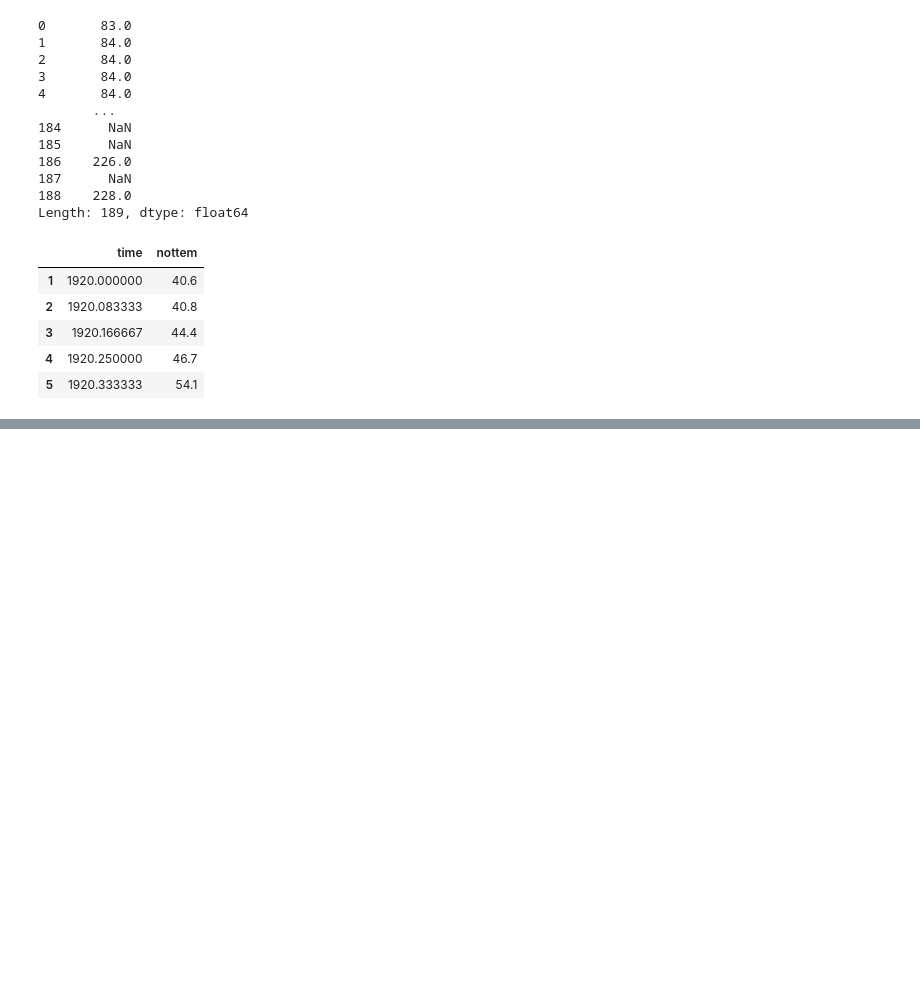
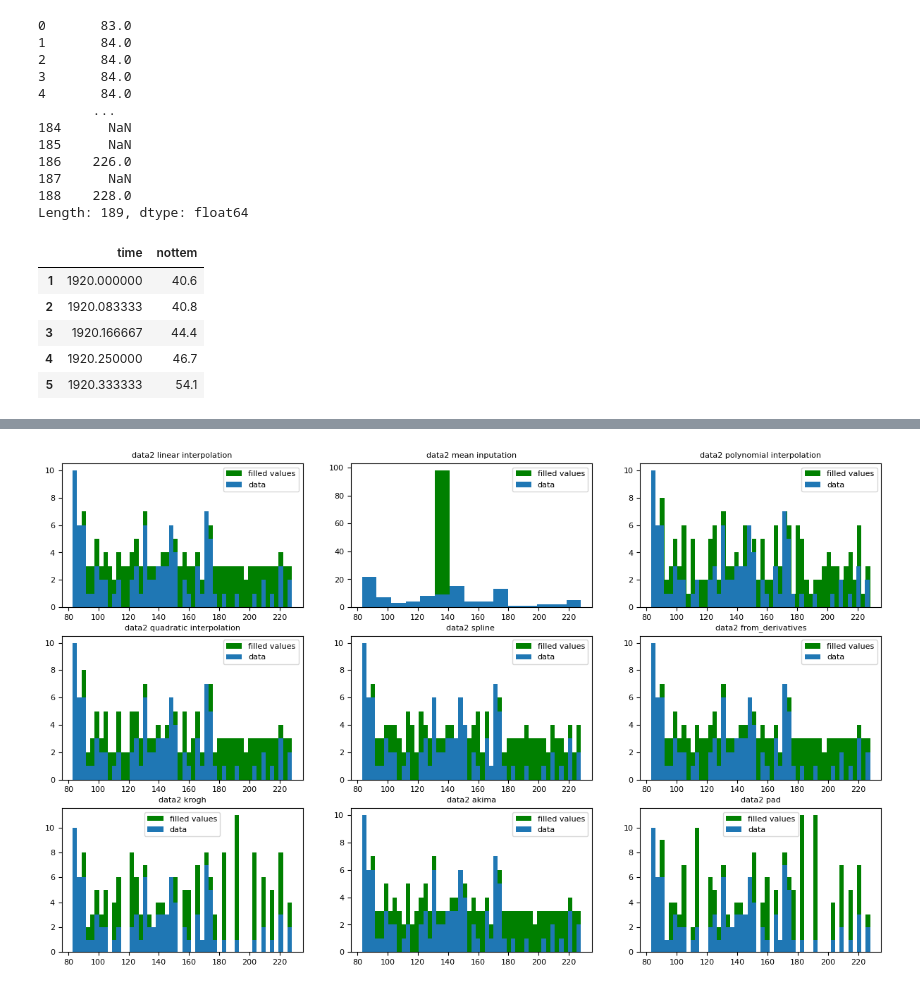
Before and after one commit to al3xkras/MathematicalStatistics-PG, a Jupyter notebook: Project4/Project4.ipynb, the cells around one changed output, grey strips where cells are left out. Cells and saved outputs as stored; diff of their text form; code cells hidden in the pictures; blank space fills up the shorter version.

```diff
--- a/Project4/Project4.ipynb
+++ b/Project4/Project4.ipynb
@@ -306,0 +328,18 @@ test_methods_for_data(data3missing,figsize=(15,9),title='data3 ',fontsize=8,addi
+# %%
+c="green"
+plot_mvals_fill_methods(data2missing,figsize=(15,9),title='data2 ',fontsize=8,additional_args={
+    3:{'order':5},
+    5:{'order':3}
+},hist_args={
+    1:{"color":c,"bins":50},
+    2:{"color":c,"bins":15},
+    3:{"color":c,"bins":50},
+    4:{"color":c,"bins":50},
+    5:{"color":c,"bins":50},
+    6:{"color":c,"bins":50},
+    7:{"color":c,"bins":50},
+    8:{"color":c,"bins":50},
+    9:{"color":c,"bins":50},
+})
+# %% [output]
+[figure, added]
```
Also changed, not shown: parts of 7 cells of this notebook.
